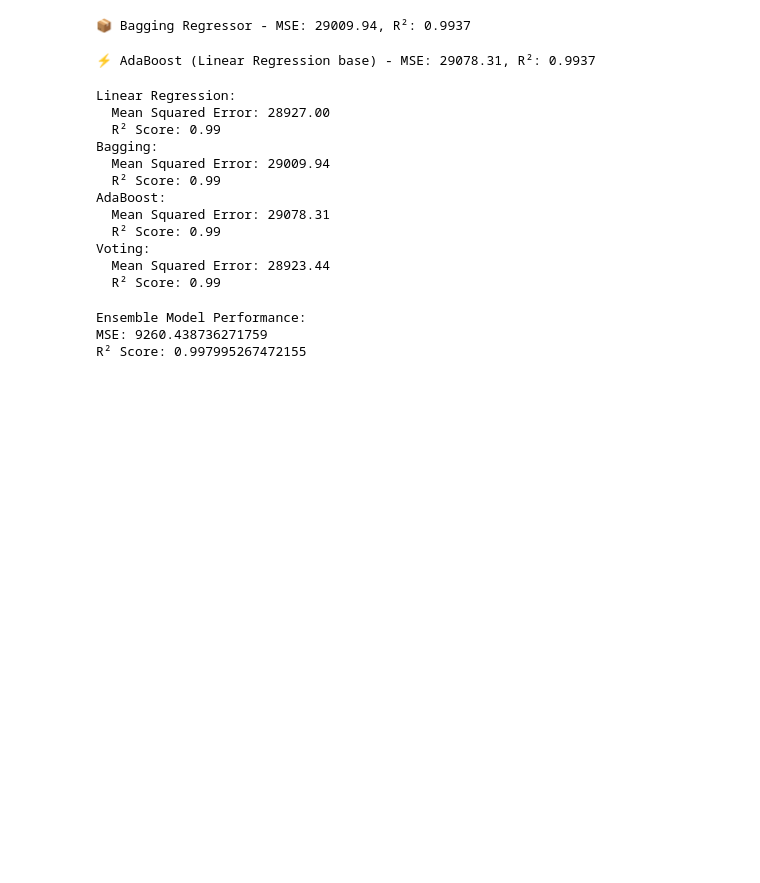
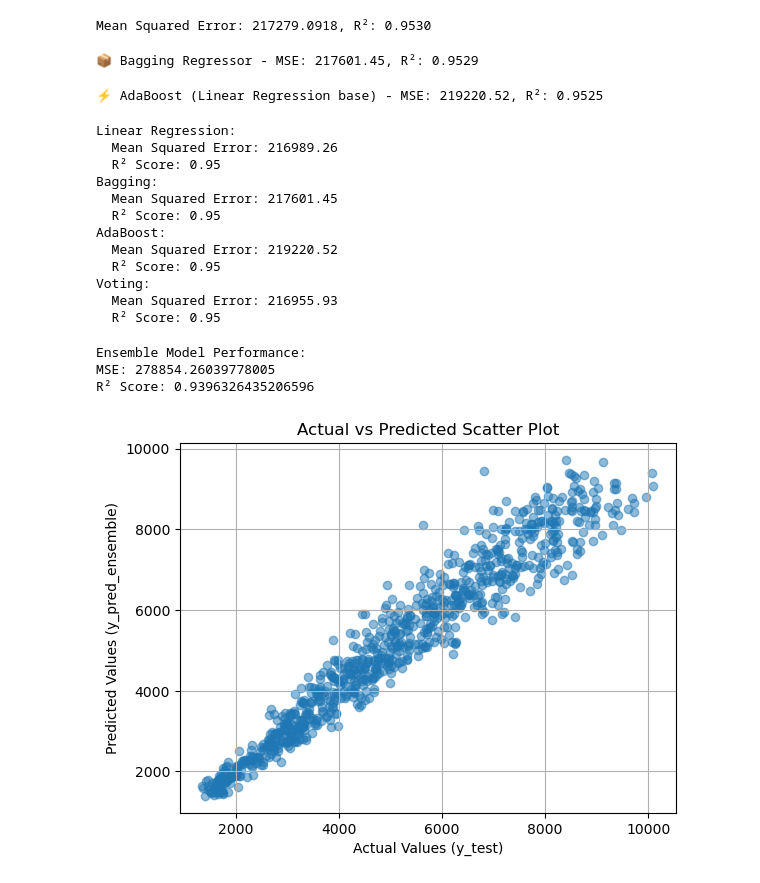
Before and after one commit to hngocngvu/Final-ML2, a Jupyter notebook: final_backup.ipynb, the cells around one changed output. Saved outputs shown, nothing was run; the diff lists cells and outputs as text; code cells hidden in the pictures; blank space fills up the shorter version.

```diff
--- a/final_backup.ipynb
+++ b/final_backup.ipynb
@@ -27,10 +40,10 @@ data['Year'] = data['Date'].dt.year
 data['Month'] = data['Date'].dt.month
 
 # Drop unnecessary columns
-data = data.drop(columns=['Product Name', 'Date'])
+data = data.drop(columns=['Product Name', 'Date','Units Sold'])
 
 # Define features and target
-numerical_cols = ['Units Sold', 'Price', 'Discount', 'Units Returned', 'Year', 'Month']
+numerical_cols = ['Price', 'Discount', 'Units Returned', 'Year', 'Month']
 categorical_cols = ['Category', 'Location', 'Platform']
 features = numerical_cols + categorical_cols
 target = 'Revenue'
@@ -95,3 +112,25 @@ print(f"📊 Voting Regressor - MSE: {mse_voting:.2f}, R²: {r2_voting:.4f}")
+# %%
+#Stacking Model
+base_models = [
+    ('lr', LinearRegression()),
+    ('dt', DecisionTreeRegressor(random_state=42))
+]
+# Define meta-model
+meta_model = LinearRegression()
+# Create Stacking Regressor
+stacking_model = StackingRegressor(estimators=base_models, final_estimator=meta_model, cv=5)
+# Train the stacking model
+stacking_model.fit(X_train, y_train)
+
+# Predict on test data
+y_pred_stack = stacking_model.predict(X_test)
+
+# Evaluate the model
+mse = mean_squared_error(y_test, y_pred_stack)
+r2_stacking = r2_score(y_test,y_pred_stack)
+print(f'Mean Squared Error: {mse:.4f}, R²: {r2_stacking:.4f}')
+# %% [output]
+Mean Squared Error: 217279.0918, R²: 0.9530
 # %%
 # ----- Bagging Regressor -----
 bagging_model = BaggingRegressor(
@@ -109,7 +148,7 @@ r2_bagging = r2_score(y_test, y_pred_bagging)
 
 print(f"📦 Bagging Regressor - MSE: {mse_bagging:.2f}, R²: {r2_bagging:.4f}")
 # %% [output]
-📦 Bagging Regressor - MSE: 29009.94, R²: 0.9937
+📦 Bagging Regressor - MSE: 217601.45, R²: 0.9529
 # %%
 # AdaBoost using LinearRegression as weak learner
 ada_lin = AdaBoostRegressor(
@@ -128,7 +167,7 @@ r2_ada_lin = r2_score(y_test, y_pred_ada_lin)
 
 print(f"⚡ AdaBoost (Linear Regression base) - MSE: {mse_ada_lin:.2f}, R²: {r2_ada_lin:.4f}")
 # %% [output]
-⚡ AdaBoost (Linear Regression base) - MSE: 29078.31, R²: 0.9937
+⚡ AdaBoost (Linear Regression base) - MSE: 219220.52, R²: 0.9525
 # %%
 # Evaluate models
 models = {
@@ -149,19 +188,20 @@ for name, y_pred in models.items():
 # --- Generate Data for Figures ---
 # %% [output]
 Linear Regression:
-  Mean Squared Error: 28927.00
-  R² Score: 0.99
+  Mean Squared Error: 216989.26
+  R² Score: 0.95
 Bagging:
-  Mean Squared Error: 29009.94
-  R² Score: 0.99
+  Mean Squared Error: 217601.45
+  R² Score: 0.95
 AdaBoost:
-  Mean Squared Error: 29078.31
-  R² Score: 0.99
+  Mean Squared Error: 219220.52
+  R² Score: 0.95
 Voting:
-  Mean Squared Error: 28923.44
-  R² Score: 0.99
+  Mean Squared Error: 216955.93
+  R² Score: 0.95
 # %%
 dt_model = DecisionTreeRegressor(random_state=42)
+# dt_model = DecisionTreeClassifier(max_depth=5, random_state=42)
 
 # Combine into ensemble
 ensemble_model = VotingRegressor(estimators=[
@@ -183,5 +223,16 @@ print("MSE:", mse_ensemble)
 print("R² Score:", r2_ensemble)
 # %% [output]
 Ensemble Model Performance:
-MSE: 9260.438736271759
-R² Score: 0.997995267472155
+MSE: 278854.26039778005
+R² Score: 0.9396326435206596
+# %%
+import matplotlib.pyplot as plt
+
+plt.scatter(y_test, y_pred_ensemble, alpha=0.5)
+plt.xlabel('Actual Values (y_test)')
+plt.ylabel('Predicted Values (y_pred_ensemble)')
+plt.title('Actual vs Predicted Scatter Plot')
+plt.grid(True)
+plt.show()
+# %% [output]
+[figure, added]
```
Also changed, not shown: parts of 6 cells of this notebook.
